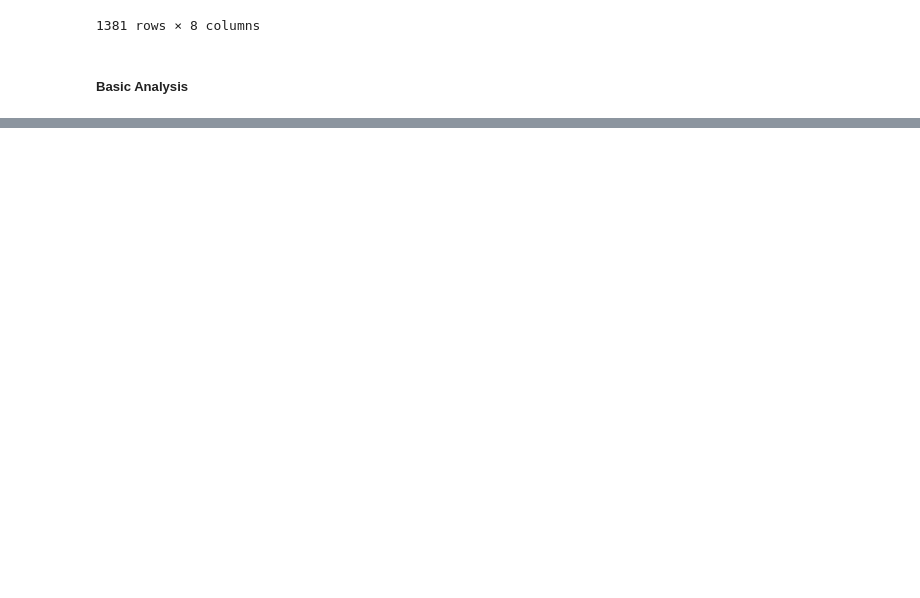
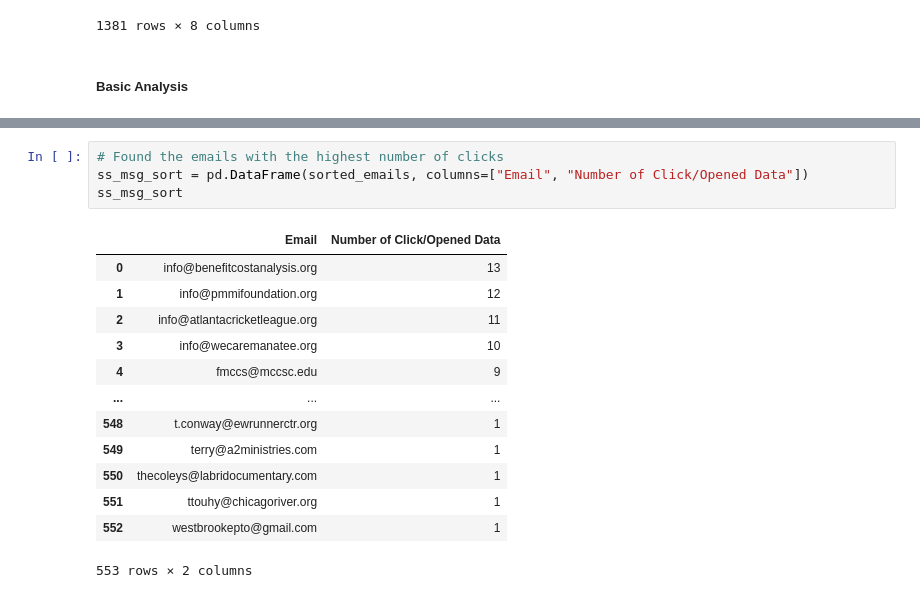
Before and after one commit to Willnguyen02/Recent-Marking-Campaign-Data-Analysis, a Jupyter notebook: main.ipynb, the cells around one changed output, grey strips where cells are left out. Cells and saved outputs as stored; diff of their text form; blank space fills up the shorter version.

```diff
--- a/main.ipynb
+++ b/main.ipynb
@@ -333,0 +313,18 @@ sorted_ss_df
+# %%
+# Found the emails with the highest number of clicks
+ss_msg_sort = pd.DataFrame(sorted_emails, columns=["Email", "Number of Click/Opened Data"])
+ss_msg_sort
+# %% [output]
+|  | Email | Number of Click/Opened Data |
+| 0 | info@benefitcostanalysis.org | 13 |
+| 1 | info@pmmifoundation.org | 12 |
+| 2 | info@atlantacricketleague.org | 11 |
+| 3 | info@wecaremanatee.org | 10 |
+| 4 | fmccs@mccsc.edu | 9 |
+| ... | ... | ... |
+| 548 | t.conway@ewrunnerctr.org | 1 |
+| 549 | terry@a2ministries.com | 1 |
+| 550 | thecoleys@labridocumentary.com | 1 |
+| 551 | ttouhy@chicagoriver.org | 1 |
+| 552 | westbrookepto@gmail.com | 1 |
+553 rows × 2 columns
```
Also changed, not shown: parts of 8 cells of this notebook, 2 other files.
